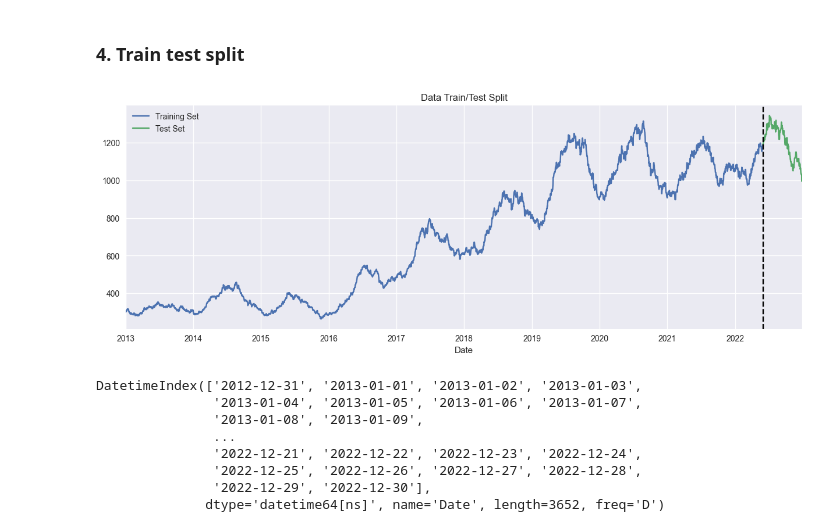
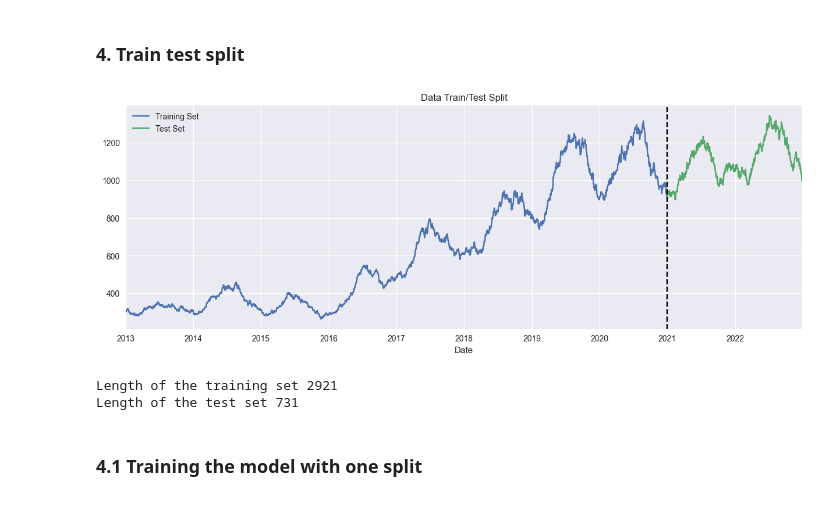
Before and after one commit to MatteoMazzon/expana_job_interview, a Jupyter notebook: assignment_expana_01.ipynb, the cells around one changed output. Drawn from its saved outputs; the diff is of its cells as text; code cells hidden in the pictures.

```diff
--- a/assignment_expana_01.ipynb
+++ b/assignment_expana_01.ipynb
@@ -89,9 +110,11 @@ def create_features(df):
     """
     df["dayofweek"] = df.index.day_of_week.astype(int)
     df["dayofyear"] = df.index.day_of_year.astype(int)
+    df["dayofmonth"] = df.index.day
     df["month"] = df.index.month.astype(int)
     df["quarter"] = df.index.quarter.astype(int)
     df["year"] = df.index.year.astype(int)
+    df["weekofyear"] = df.index.isocalendar().week
 
     return df
 
@@ -141,35 +209,41 @@ plt.show()
 # %% [markdown]
 ### 4. Train test split
 # %%
-train = df.loc[df.index < '2022-06-01']["Price"]
-test = df.loc[df.index >= '2022-06-01']["Price"]
+#get the date to split between training and test set
+df_copy = df.copy()
+df_copy = df_copy.reset_index()
+split_index = int(len(df_copy) * 0.8)
+
+date_index = df_copy.iloc[split_index]["Date"]
+df_copy = df_copy.set_index("Date")
+
+
+# Split the data based on the index
+train = df.iloc[:split_index]
+test = df.iloc[split_index:]
 
 # Create a plot
 fig, ax = plt.subplots(figsize=(15, 5))
 
 # Plot both training and testing data (assume you want to plot the entire dataframe)
-train.plot(ax=ax, label='Training Set')
-test.plot(ax=ax, label='Test Set')
+train["Price"].plot(ax=ax, label='Training Set')
+test["Price"].plot(ax=ax, label='Test Set')
 
 # Add vertical line at the split point
-ax.axvline(pd.to_datetime('2022-06-01'), color='black', ls='--')
+ax.axvline(pd.to_datetime(df.index[df.index==date_index]), color='black', ls='--')
 
 # Add legend and title
 ax.legend(['Training Set', 'Test Set'])
 ax.set_title('Data Train/Test Split')
 
 # Show the plot
 plt.show()
+
+print("Length of the training set", len(train))
+print("Length of the test set", len(test))
 # %% [output]
-[figure, old version]
+[figure, new version]
+Length of the training set 2921
+Length of the test set 731
-# %%
-df.index
-# %% [output]
-DatetimeIndex(['2012-12-31', '2013-01-01', '2013-01-02', '2013-01-03',
-               '2013-01-04', '2013-01-05', '2013-01-06', '2013-01-07',
-               '2013-01-08', '2013-01-09',
-               ...
-               '2022-12-21', '2022-12-22', '2022-12-23', '2022-12-24',
-               '2022-12-25', '2022-12-26', '2022-12-27', '2022-12-28',
-               '2022-12-29', '2022-12-30'],
-              dtype='datetime64[ns]', name='Date', length=3652, freq='D')
+# %% [markdown]
+### 4.1 Training the model with one split
```
Also changed, not shown: parts of 14 cells of this notebook.
